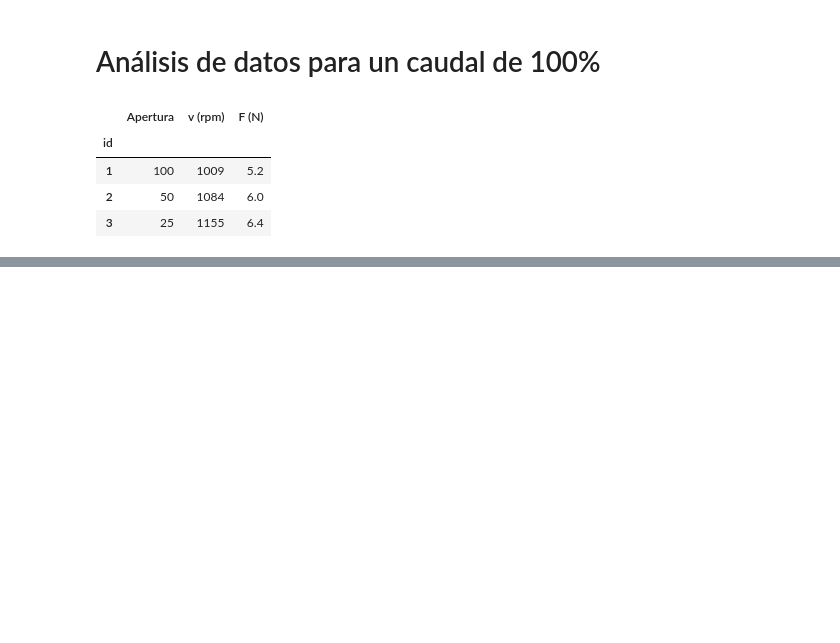
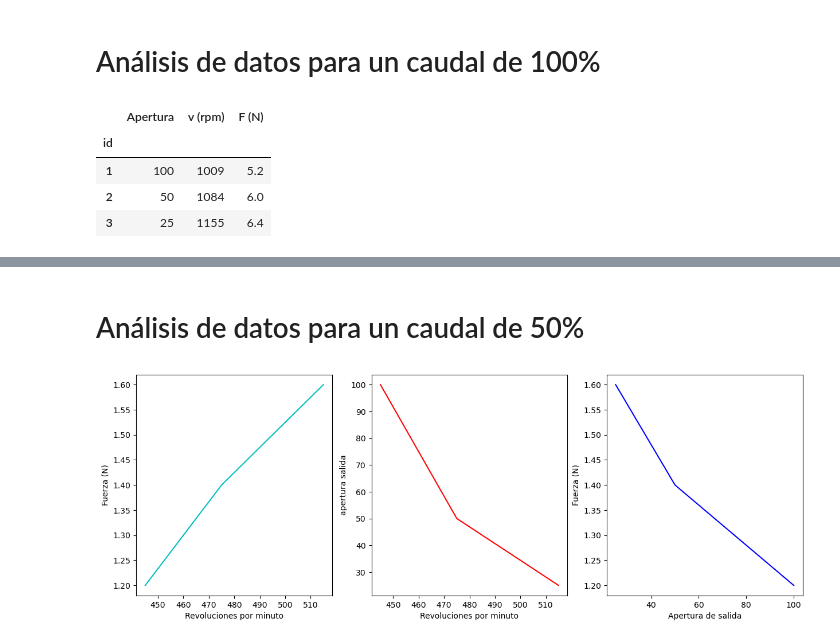
Before and after one commit to HiramTorres/Reports_Lab, a Jupyter notebook: Hidraulica/Turbina Francis/Analisis.ipynb, the cells around one changed output, grey strips where cells are left out. Drawn from its saved outputs; the diff is of its cells as text; code cells hidden in the pictures; blank space fills up the shorter version.

```diff
--- a/Hidraulica/Turbina Francis/Analisis.ipynb
+++ b/Hidraulica/Turbina Francis/Analisis.ipynb
@@ -40,0 +78,25 @@ Name: F (N), dtype: float64
+# %% [markdown]
+# Análisis de datos para un caudal de 50%
+# %%
+A_out50 = data50['Apertura']
+Rev50 = data50['v (rpm)']
+Force50  = data50['F (N)']
+
+fig, ax = plt.subplots(1,3, figsize=(15,5))
+
+ax[0].plot(Rev50, Force50, color = 'c')
+ax[0].set_xlabel('Revoluciones por minuto')
+ax[0].set_ylabel('Fuerza (N)')
+
+ax[1].plot(Rev50, A_out50, color = 'r')
+ax[1].set_xlabel('Revoluciones por minuto')
+ax[1].set_ylabel('apertura salida')
+
+ax[2].plot(A_out50,Force50, color = 'b')
+ax[2].set_xlabel('Apertura de salida')
+ax[2].set_ylabel('Fuerza (N)')
+
+
+plt.show()
+# %% [output]
+[figure, added]
```
Also changed, not shown: parts of 5 cells of this notebook.
